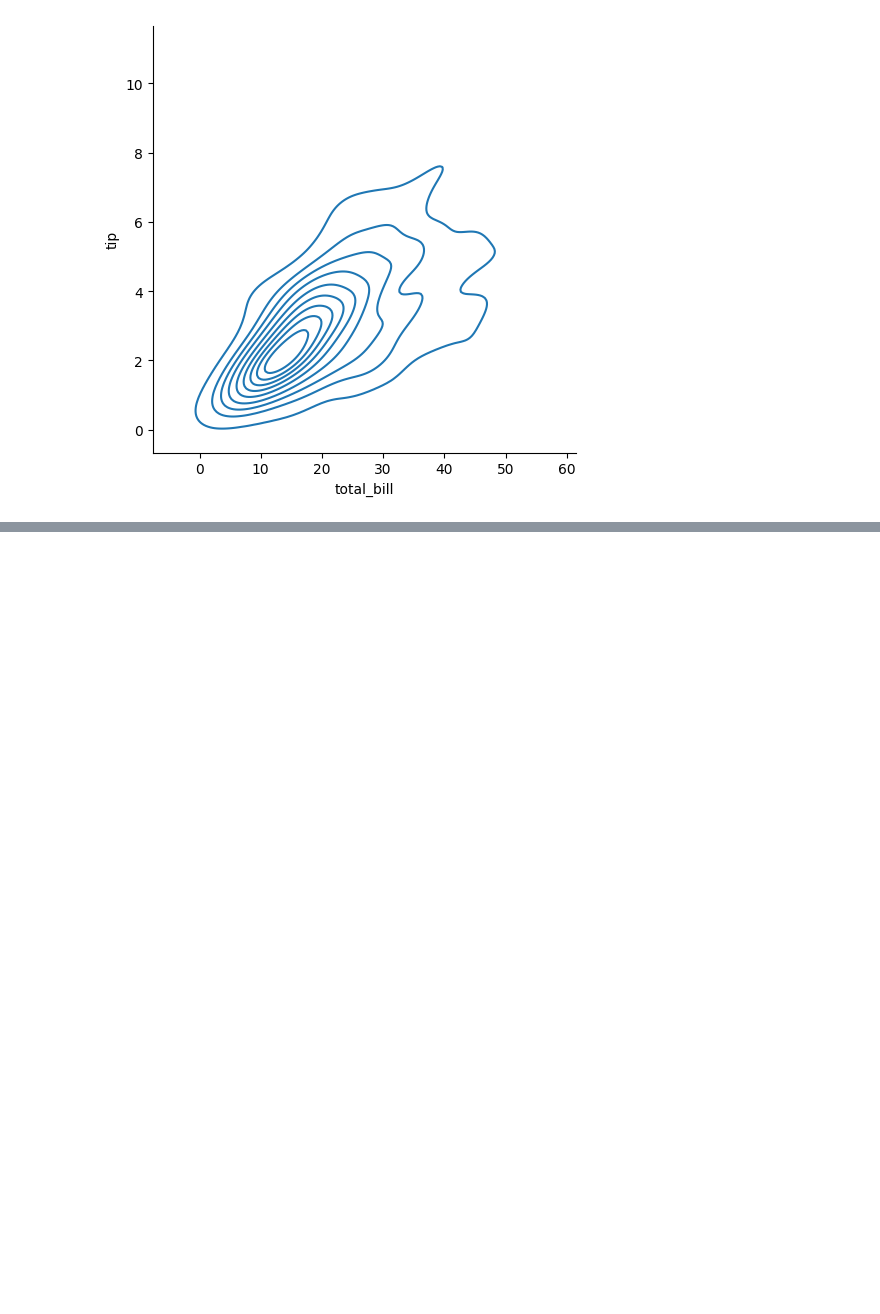
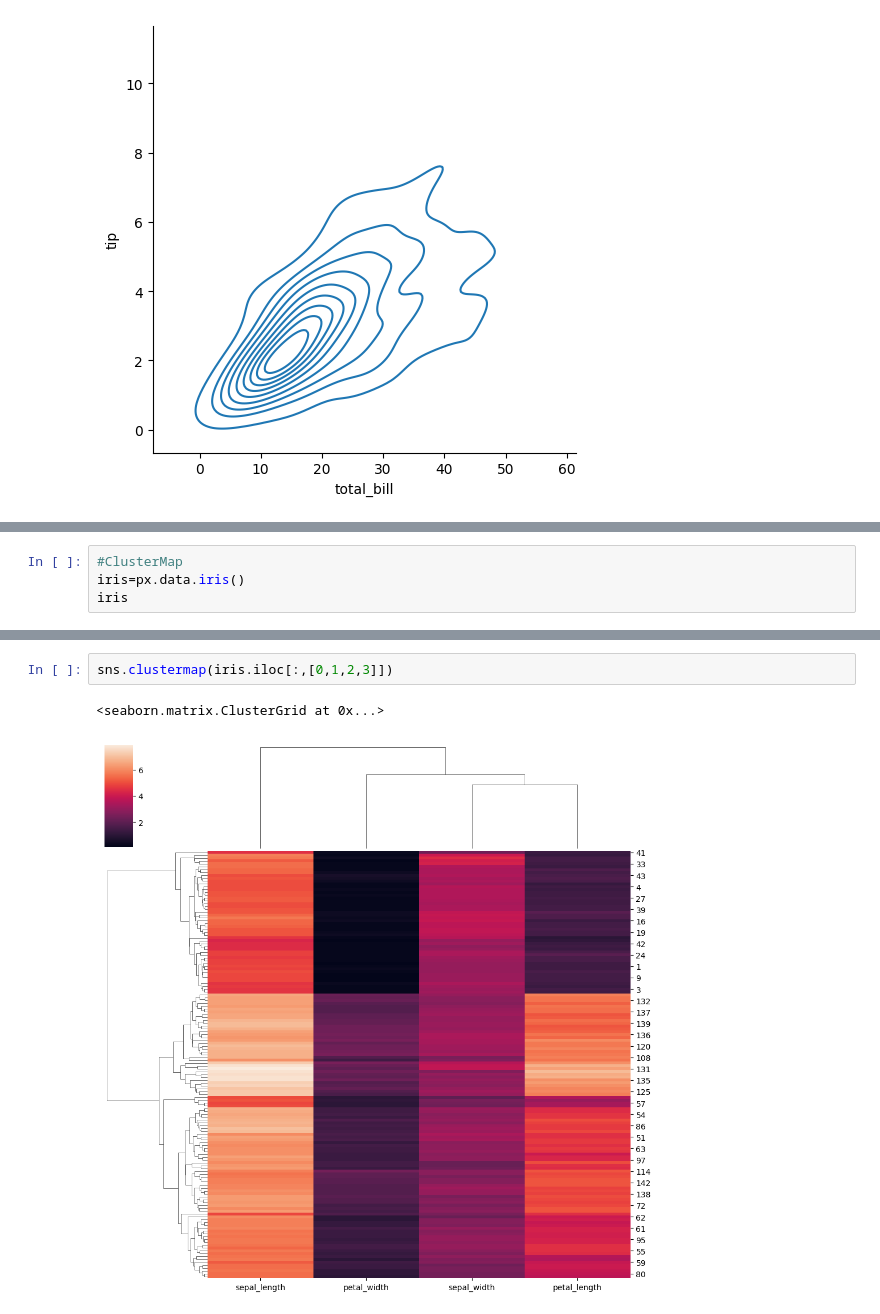
Before and after one commit to Savyasachi-2005/AIML-Journey, a Jupyter notebook: SEABORN/Seaborn.ipynb, the cells around one changed output, grey strips where cells are left out. Saved outputs shown, nothing was run; the diff lists cells and outputs as text; blank space fills up the shorter version.

```diff
--- a/SEABORN/Seaborn.ipynb
+++ b/SEABORN/Seaborn.ipynb
@@ -211,0 +246,4 @@ sns.displot(data=tips,x='total_bill',y='tip',kind='kde')
+# %%
+#ClusterMap
+iris=px.data.iris()
+iris
@@ -211,0 +264,5 @@ sns.displot(data=tips,x='total_bill',y='tip',kind='kde')
+# %%
+sns.clustermap(iris.iloc[:,[0,1,2,3]])
+# %% [output]
+<seaborn.matrix.ClusterGrid at 0x...>
+[figure, added]
```
Also changed, not shown: parts of 4 cells of this notebook, 1 other file.
